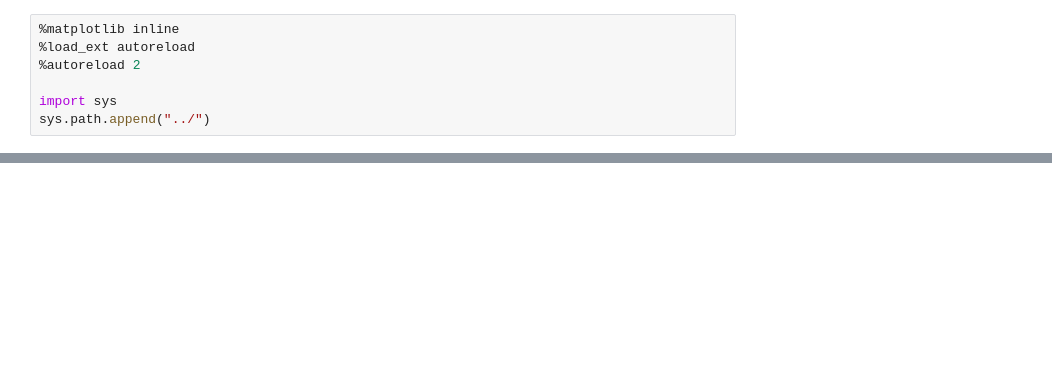
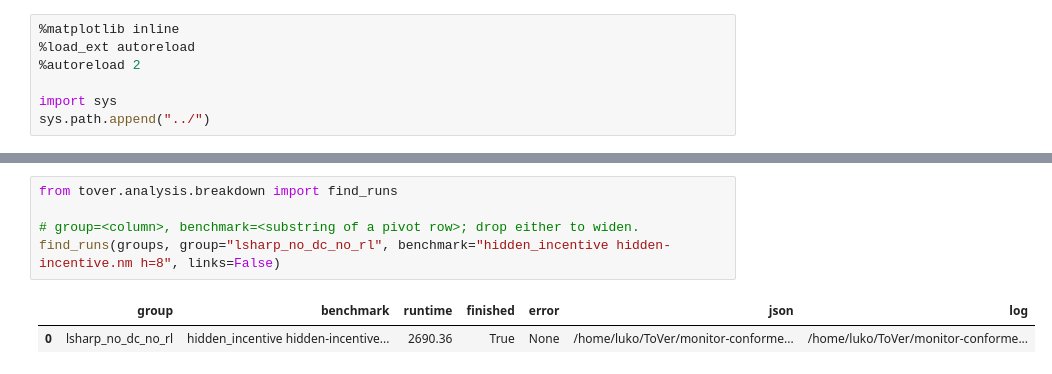
Before and after one commit to lukovdm/monitor-conformence, a Jupyter notebook: notebooks/Analysis.ipynb, the cells around one changed output, grey strips where cells are left out. Cells and saved outputs as stored; diff of their text form; blank space fills up the shorter version.

```diff
--- a/notebooks/Analysis.ipynb
+++ b/notebooks/Analysis.ipynb
@@ -421,0 +221,8 @@ plt.show()
+# %%
+from tover.analysis.breakdown import find_runs
+
+# group=<column>, benchmark=<substring of a pivot row>; drop either to widen.
+find_runs(groups, group="lsharp_no_dc_no_rl", benchmark="hidden_incentive hidden-incentive.nm h=8", links=False)
+# %% [output]
+|  | group | benchmark | runtime | finished | error | json | log |
+| 0 | lsharp_no_dc_no_rl | hidden_incentive hidden-incentive... | 2690.36 | True | None | /home/luko/ToVer/monitor-conforme... | /home/luko/ToVer/monitor-conforme... |
```
Also changed, not shown: parts of 9 cells of this notebook, 5 other files.
